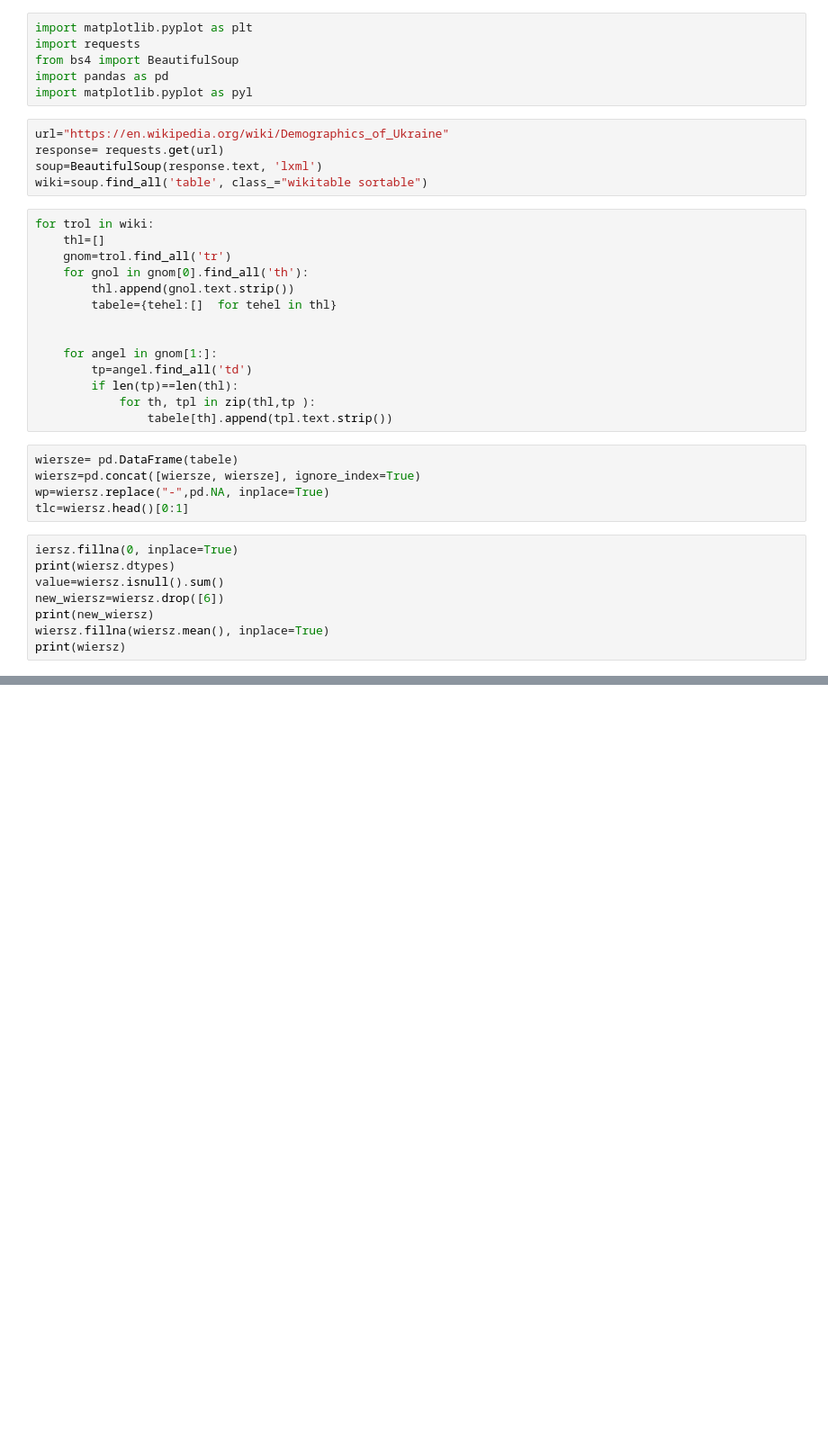
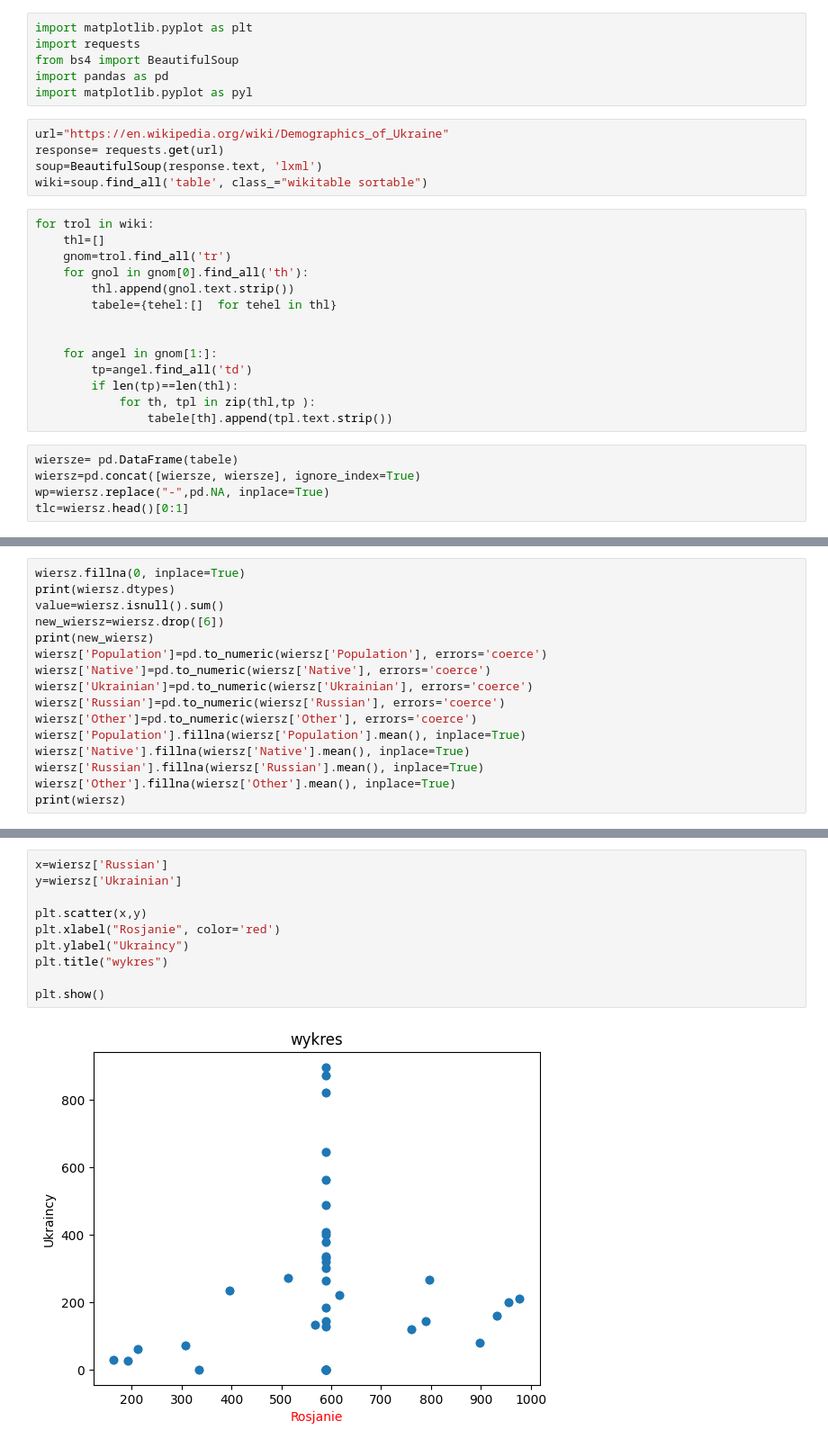
Before and after one commit to pawel544/dzia-_3, a Jupyter notebook: zad2/Hw2.1.ipynb, the cells around one changed output, grey strips where cells are left out. Shown at 90% size. Cells and saved outputs as stored; diff of their text form; blank space fills up the shorter version.

```diff
--- a/zad2/Hw2.1.ipynb
+++ b/zad2/Hw2.1.ipynb
@@ -28,11 +28,3 @@ wiersze= pd.DataFrame(tabele)
 wiersz=pd.concat([wiersze, wiersze], ignore_index=True)
 wp=wiersz.replace("-",pd.NA, inplace=True)
 tlc=wiersz.head()[0:1]
-# %%
-iersz.fillna(0, inplace=True)
-print(wiersz.dtypes)
-value=wiersz.isnull().sum()
-new_wiersz=wiersz.drop([6])
-print(new_wiersz)
-wiersz.fillna(wiersz.mean(), inplace=True)
-print(wiersz)
@@ -43,0 +31,16 @@ plt.ylabel('Birth rate 2019',fontdict="small",)
+# %%
+wiersz.fillna(0, inplace=True)
+print(wiersz.dtypes)
+value=wiersz.isnull().sum()
+new_wiersz=wiersz.drop([6])
+print(new_wiersz)
+wiersz['Population']=pd.to_numeric(wiersz['Population'], errors='coerce')
+wiersz['Native']=pd.to_numeric(wiersz['Native'], errors='coerce')
+wiersz['Ukrainian']=pd.to_numeric(wiersz['Ukrainian'], errors='coerce')
+wiersz['Russian']=pd.to_numeric(wiersz['Russian'], errors='coerce')
+wiersz['Other']=pd.to_numeric(wiersz['Other'], errors='coerce')
+wiersz['Population'].fillna(wiersz['Population'].mean(), inplace=True)
+wiersz['Native'].fillna(wiersz['Native'].mean(), inplace=True)
+wiersz['Russian'].fillna(wiersz['Russian'].mean(), inplace=True)
+wiersz['Other'].fillna(wiersz['Other'].mean(), inplace=True)
+print(wiersz)
@@ -43,0 +65,12 @@ plt.ylabel('Birth rate 2019',fontdict="small",)
+# %%
+x=wiersz['Russian']
+y=wiersz['Ukrainian']
+
+plt.scatter(x,y)
+plt.xlabel("Rosjanie", color='red')
+plt.ylabel("Ukraincy")
+plt.title("wykres")
+
+plt.show()
+# %% [output]
+[figure, added]
```
Also changed, not shown: parts of 2 cells of this notebook, 2 other files.
